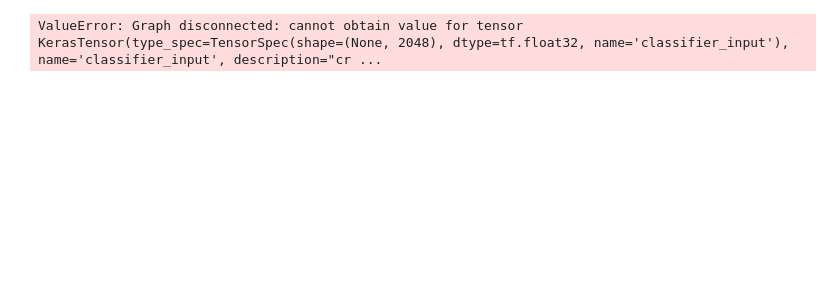
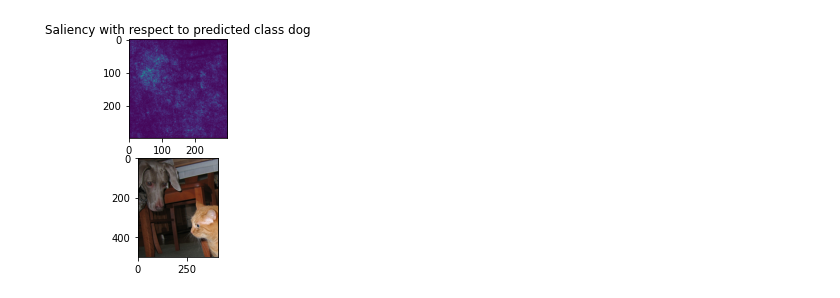
Before and after one commit to PeiChenWu/CS237B_P1, a Jupyter notebook: Problem_2/detector.ipynb, the cells around one changed output. Saved outputs shown, nothing was run; the diff lists cells and outputs as text; code cells hidden in the pictures; blank space fills up the shorter version.

```diff
--- a/Problem_2/detector.ipynb
+++ b/Problem_2/detector.ipynb
@@ -84,7 +84,6 @@ def compute_convolutional_KxK_classification(model, image_path):
 
     # Reshape so that patches become batches and predict
 
-
     K = conv_model.layers[-1].output_shape[1]
     normarlized_img = np.expand_dims(normalize_resize_image(raw_image, IMG_SIZE), axis=0)
     pred = conv_model(normarlized_img)
@@ -119,10 +118,12 @@ def compute_and_plot_saliency(model, image_path):
         # Fill in the parts indicated by #FILL#. No additional lines are
         # required.
 
-        t.watch(raw_image)
-        Sc = logits_model(raw_image)
-        w = t.gradient(Sc, raw_image)
-        print(w)
+        img = tf.convert_to_tensor(np.expand_dims(normalize_resize_image(raw_image, IMG_SIZE), axis=0))
+        t.watch(img)
+        Sc = logits_model(img)
+        top_class = tf.math.argmax(Sc[0])
+        w = t.gradient(Sc, img)
+        M = tf.math.reduce_max(tf.math.abs(w),axis=-1)[0]
 
         ######### Your code ends here #########
 
@@ -169,31 +170,31 @@ if __name__ == "__main__":
     maybe_makedirs("../plots")
 
     model = tf.keras.models.load_model("./trained_models/trained.h5")
     model.__call__ = tf.function(model.__call__)
 
     writer = tf.summary.create_file_writer("retrain_logs")
     tf.summary.trace_on()
 
     FLAGS.image = 'datasets/catswithdogs/001211.jpg'
     #002034
     FLAGS.scheme = 'saliency'
 
     if FLAGS.scheme == "brute":
         plot_classification(
             FLAGS.image,
             compute_brute_force_classification(model, FLAGS.image, 8, 8),
         )
     elif FLAGS.scheme == "conv":
         plot_classification(
             FLAGS.image,
             compute_convolutional_KxK_classification(model, FLAGS.image),
         )
     elif FLAGS.scheme == "saliency":
         compute_and_plot_saliency(model, FLAGS.image)
     else:
         print("Unrecognized scheme:", FLAGS.scheme)
 
     with writer.as_default():
         tf.summary.trace_export("detect_%s" % FLAGS.scheme, step=0)
 # %% [output]
-ValueError: Graph disconnected: cannot obtain value for tensor KerasTensor(type_spec=TensorSpec(shape=(None, 2048), dtype=tf.float32, name='classifier_input'), name='classifier_input', description="cr ...
+[figure, added]
```
Also changed, not shown: 4 other files.
